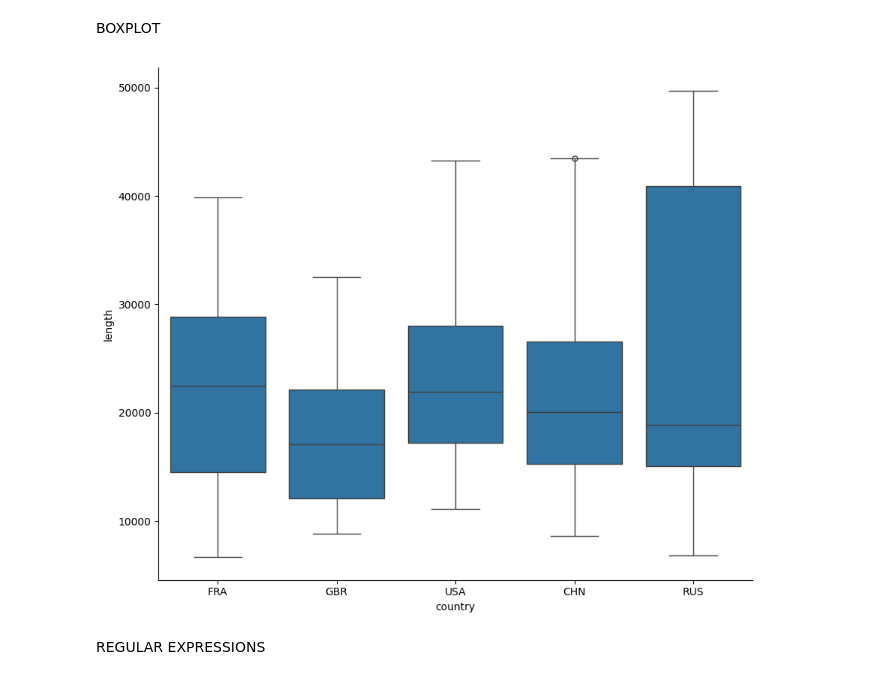
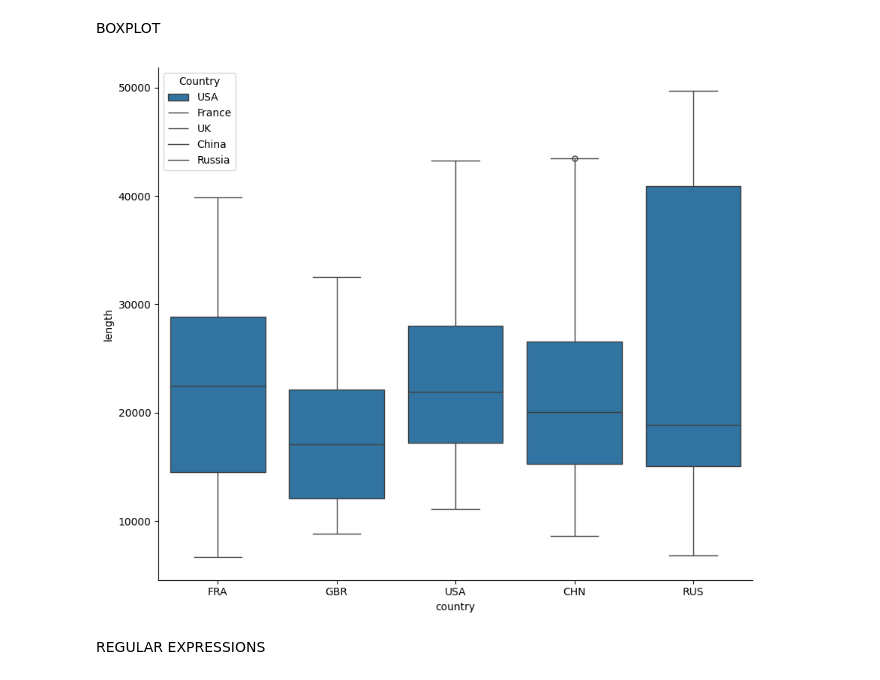
Before and after one commit to LaxmikanthReddyJitta/TextBasedAnalysis, a Jupyter notebook: classassignment-week-2.ipynb, the cells around one changed output. Saved outputs shown, nothing was run; the diff lists cells and outputs as text; code cells hidden in the pictures.

Commit message:
legends added to the boxplot

```diff
--- a/classassignment-week-2.ipynb
+++ b/classassignment-week-2.ipynb
@@ -171,11 +171,18 @@ import seaborn as sns #importing the seaborn library
 BOXPLOT
 # %%
 #plotting the box plot
-where=df['country'].isin(['USA', 'FRA', 'GBR','CHN','RUS'])
-g=sns.catplot(data=df[where],x='country',y="length", kind='box')
+import seaborn as sns
+import matplotlib.pyplot as plt
+
+where = df['country'].isin(['USA', 'FRA', 'GBR', 'CHN', 'RUS'])
+g = sns.catplot(data=df[where], x='country', y="length", kind='box')
 g.fig.set_size_inches(10, 8)
+
+# Adding legend
+plt.legend(title='Country', labels=['USA', 'France', 'UK', 'China', 'Russia'])
+plt.show()
 # %% [output]
-[figure, old version]
+[figure, new version]
 # %% [markdown]
 REGULAR EXPRESSIONS
 # %%
```
Also changed, not shown: parts of 3 cells of this notebook.
